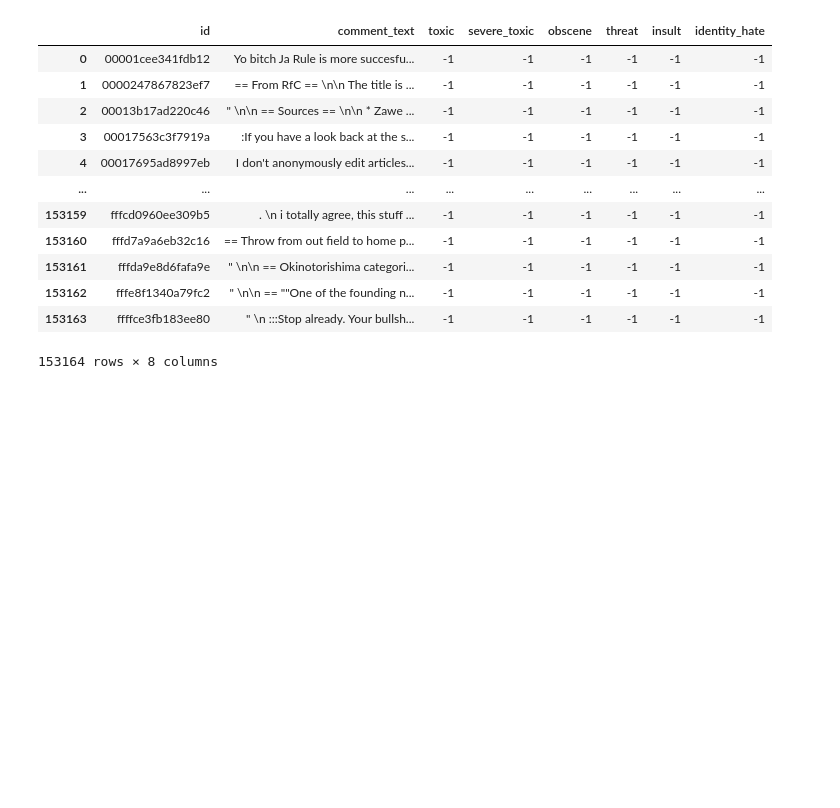
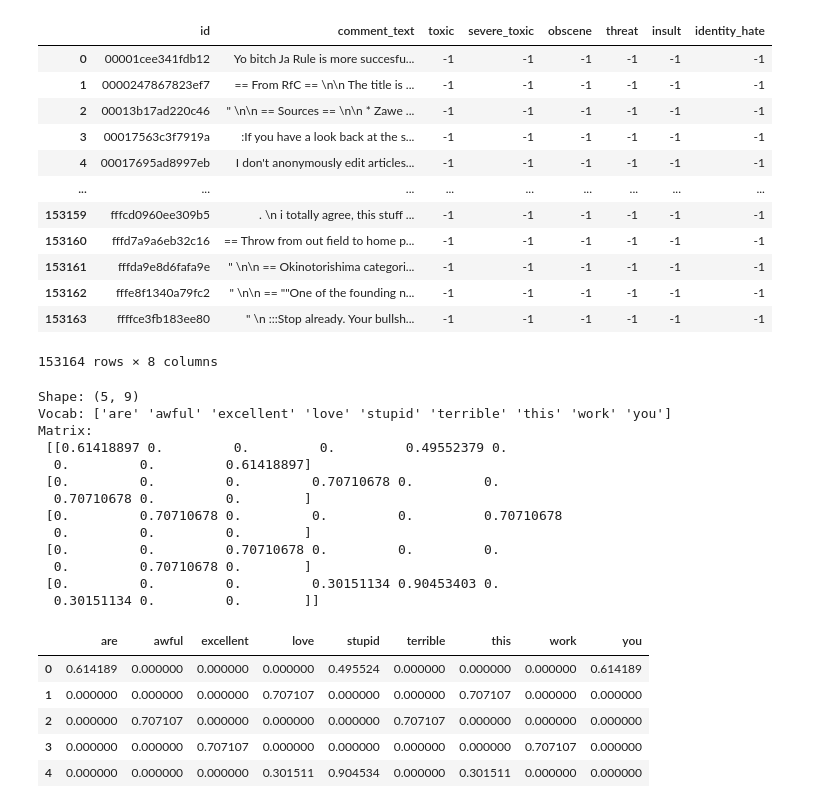
Before and after one commit to RehanShaikh-ai/jigsaw-text-moderation, a Jupyter notebook: notebooks/experiment.ipynb, the cells around one changed output. Saved outputs shown, nothing was run; the diff lists cells and outputs as text; code cells hidden in the pictures; blank space fills up the shorter version.

```diff
--- a/notebooks/experiment.ipynb
+++ b/notebooks/experiment.ipynb
@@ -470,0 +475,34 @@ import pandas as pd
+# %%
+from sklearn.feature_extraction.text import TfidfVectorizer
+import numpy as np
+import pandas as pd
+docs = ["you are stupid", "i love this", "awful terrible", "excellent work", "stupid love stupid this stupid"]
+y    = np.array([1, 0, 1, 0])
+
+tfidf = TfidfVectorizer()
+X = tfidf.fit_transform(docs)
+
+print("Shape:", X.shape)           # (4 docs, vocab_size)
+print("Vocab:", tfidf.get_feature_names_out())
+print("Matrix:\n", X.toarray())
+pd.DataFrame(X.toarray(), columns=tfidf.get_feature_names_out()).astype('float32')
+# %% [output]
+Shape: (5, 9)
+Vocab: ['are' 'awful' 'excellent' 'love' 'stupid' 'terrible' 'this' 'work' 'you']
+Matrix:
+ [[0.61418897 0.         0.         0.         0.49552379 0.
+  0.         0.         0.61418897]
+ [0.         0.         0.         0.70710678 0.         0.
+  0.70710678 0.         0.        ]
+ [0.         0.70710678 0.         0.         0.         0.70710678
+  0.         0.         0.        ]
+ [0.         0.         0.70710678 0.         0.         0.
+  0.         0.70710678 0.        ]
+ [0.         0.         0.         0.30151134 0.90453403 0.
+  0.30151134 0.         0.        ]]
+|  | are | awful | excellent | love | stupid | terrible | this | work | you |
+| 0 | 0.614189 | 0.000000 | 0.000000 | 0.000000 | 0.495524 | 0.000000 | 0.000000 | 0.000000 | 0.614189 |
+| 1 | 0.000000 | 0.000000 | 0.000000 | 0.707107 | 0.000000 | 0.000000 | 0.707107 | 0.000000 | 0.000000 |
+| 2 | 0.000000 | 0.707107 | 0.000000 | 0.000000 | 0.000000 | 0.707107 | 0.000000 | 0.000000 | 0.000000 |
+| 3 | 0.000000 | 0.000000 | 0.707107 | 0.000000 | 0.000000 | 0.000000 | 0.000000 | 0.707107 | 0.000000 |
+| 4 | 0.000000 | 0.000000 | 0.000000 | 0.301511 | 0.904534 | 0.000000 | 0.301511 | 0.000000 | 0.000000 |
```
Also changed, not shown: parts of 1 cell of this notebook, 9 other files.
